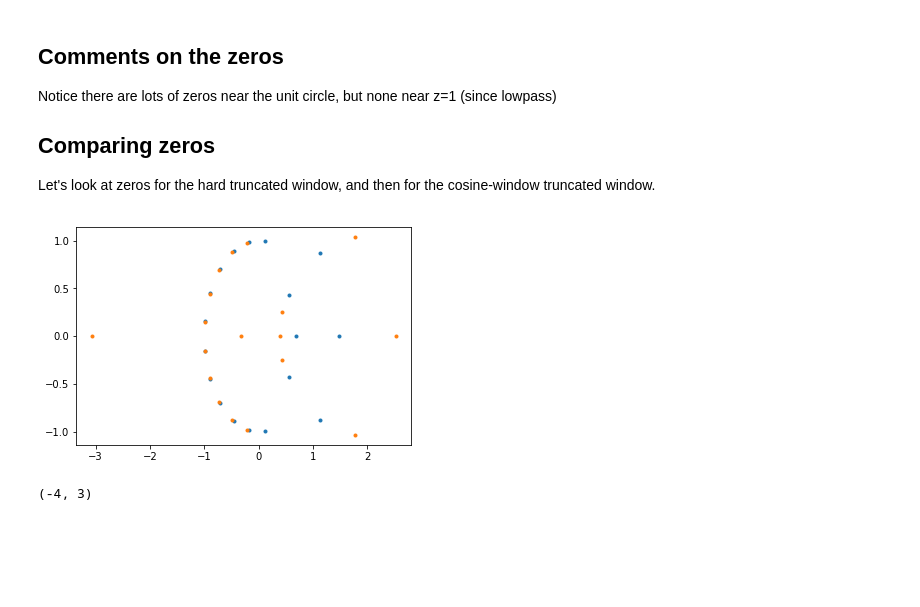
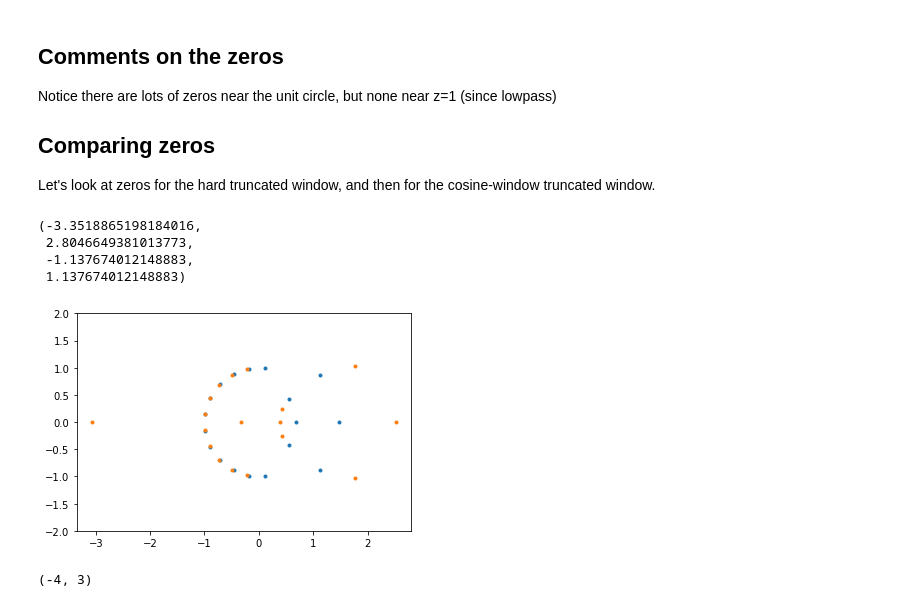
Before and after one commit to mlamoureux/Math502w19, a Jupyter notebook: Lecture19_Mar26.ipynb, the cells around one changed output. Cells and saved outputs as stored; diff of their text form; code cells hidden in the pictures; blank space fills up the shorter version.

```diff
--- a/Lecture19_Mar26.ipynb
+++ b/Lecture19_Mar26.ipynb
@@ -435,15 +454,20 @@ Let's look at zeros for the hard truncated window, and then for the cosine-windo
 # %%
 ## A cosine squared window
 nmax = 9
 n = arange(-nmax,nmax+1)
 h = 0.4*sinc(0.4*n)
 window = cos(0.5*pi*n/(nmax+1))**2
 hw=h*window
 r = roots(h)
 rw = roots(hw)
 plot(r.real,r.imag,'.',rw.real,rw.imag,'.');
+axis('equal')
 # %% [output]
+(-3.3518865198184016,
+ 2.8046649381013773,
+ -1.137674012148883,
+ 1.137674012148883)
-[figure, old version]
+[figure, new version]
 # %%
 ff, axs = subplots(1,2,figsize=(15,8))
 subplot(1,2,1)
```
Also changed, not shown: parts of 5 cells of this notebook, 2 other files.
